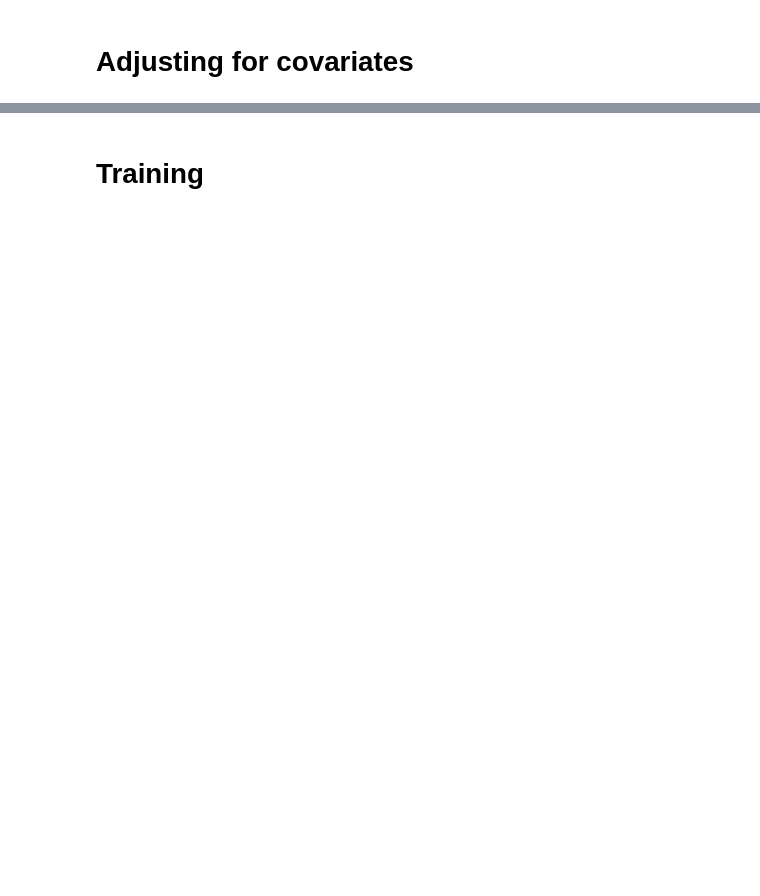
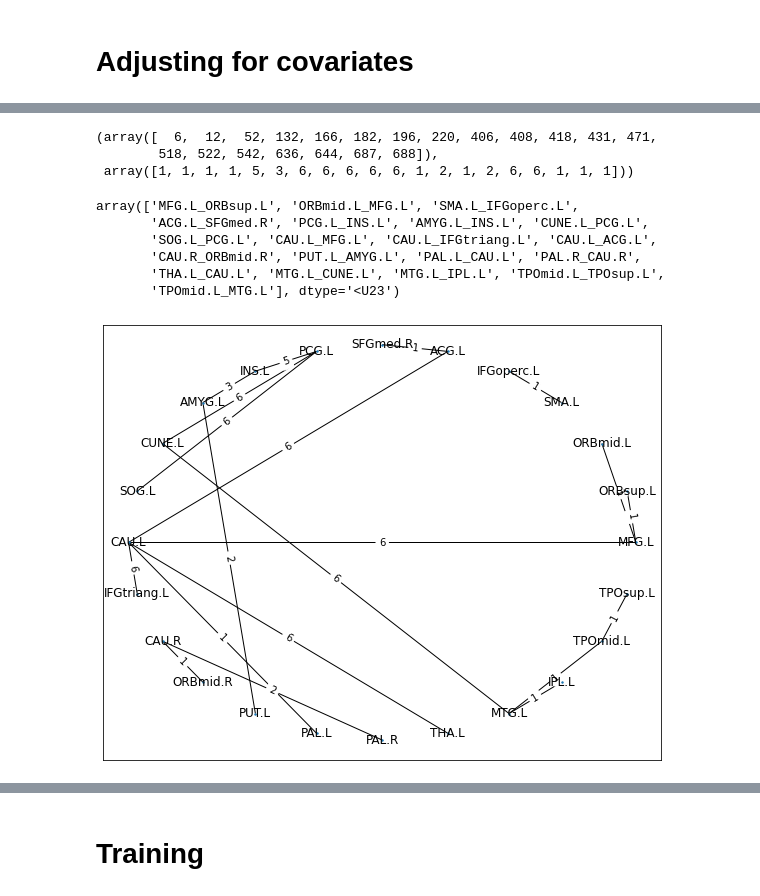
Before and after one commit to lehai-ml/schizophrenia_PRS, a Jupyter notebook: results_schizophrenia.ipynb, the cells around one changed output, grey strips where cells are left out. Cells and saved outputs as stored; diff of their text form; code cells hidden in the pictures; blank space fills up the shorter version.

```diff
--- a/results_schizophrenia.ipynb
+++ b/results_schizophrenia.ipynb
@@ -151,7 +153,7 @@ plt.scatter(european_ancestral_PCA[:,4],european_ancestral_PCA[:,5])
 #adjusting for covariates:
 #for PRS: I adjusted for 10 PC. and for connectivity and structural data: I adjusted for age at scan, at birth, intracranial volume and gender. similar to Harriet's paper and Shi et al., 2012 (although this one has number of fibers regressed out as well).
 
-adjusted_european_PRS_schizophrenia=preprocessing.adjusting_for_covariates_with_lin_reg(y=european_prs_schizophrenia[:,1:],covariates=[european_ancestral_PCA[:,1:6]])#adjust for the first 5 PCs.
+adjusted_european_PRS_schizophrenia=preprocessing.adjusting_for_covariates_with_lin_reg(y=european_prs_schizophrenia[:,1:],covariates=[european_ancestral_PCA[:,1:4]])#adjust for the first 4 PCs.
 adjusted_european_PRS_schizophrenia=adjusted_european_PRS_schizophrenia.astype('float64')
 
 adjusted_european_connectivity_schizophrenia=preprocessing.adjusting_for_covariates_with_lin_reg(y=inputs_european_connectivity_matrices_schizophrenia_removed_zeros,covariates=[european_age_at_scan,european_gestational_age,european_gender])
@@ -160,0 +171,21 @@ adjusted_european_structural_schizophrenia=adjusted_european_structural_schizoph
+# %%
+#UNIVARIATE TESTING. Calculated by first estimating fitting a simple linear model to each regressor, and then calculate the R2. From R2, we calculate the F-score and with that P-value. The False discovery rate method adjust the p-value.
+
+from sklearn.feature_selection import f_regression
+from sklearn.preprocessing import StandardScaler
+from statsmodels.stats.multitest import fdrcorrection
+
+print('#################connectivity######################')
+p_value_dict={}
+for p_threshold in range(adjusted_european_PRS_schizophrenia.shape[1]):
+
+    X=adjusted_european_connectivity_schizophrenia
+    X=StandardScaler().fit_transform(X)
+    y=adjusted_european_PRS_schizophrenia[:,p_threshold]
+    y=StandardScaler().fit_transform(y.reshape(-1,1))
+
+    F_score,p_value=f_regression(X,y)
+    p_value_dict[p_threshold]=p_value
+    survived_idx,adjusted_p_values=fdrcorrection(p_value,alpha=0.05)
+    print('For threshold of %s, %d features were significant, but %d survived the FDR correction' %(schizophrenia_high_scores_european.columns[p_threshold+1],
+    len(p_value[p_value<0.05]),len(np.where(survived_idx)[0])))
@@ -160,0 +204,29 @@ adjusted_european_structural_schizophrenia=adjusted_european_structural_schizoph
+# %%
+significant_features=[]
+for keys,values in p_value_dict.items():
+    significant_features.append(np.where(values<=0.05)[0])
+# %%
+np.unique(np.concatenate(significant_features),return_counts=True)
+# %% [output]
+(array([  6,  12,  52, 132, 166, 182, 196, 220, 406, 408, 418, 431, 471,
+        518, 522, 542, 636, 644, 687, 688]),
+ array([1, 1, 1, 1, 5, 3, 6, 6, 6, 6, 6, 1, 2, 1, 2, 6, 6, 1, 1, 1]))
+# %%
+combinations_without_zeros[np.unique(np.concatenate(significant_features),return_counts=True)[0]]
+# %% [output]
+array(['MFG.L_ORBsup.L', 'ORBmid.L_MFG.L', 'SMA.L_IFGoperc.L',
+       'ACG.L_SFGmed.R', 'PCG.L_INS.L', 'AMYG.L_INS.L', 'CUNE.L_PCG.L',
+       'SOG.L_PCG.L', 'CAU.L_MFG.L', 'CAU.L_IFGtriang.L', 'CAU.L_ACG.L',
+       'CAU.R_ORBmid.R', 'PUT.L_AMYG.L', 'PAL.L_CAU.L', 'PAL.R_CAU.R',
+       'THA.L_CAU.L', 'MTG.L_CUNE.L', 'MTG.L_IPL.L', 'TPOmid.L_TPOsup.L',
+       'TPOmid.L_MTG.L'], dtype='<U23')
+# %%
+plt.figure(figsize=(10,8))
+common_significant_features=preprocessing.create_a_graph(nx.MultiGraph(),edge_list=[str.split(i,'_') for i in combinations_without_zeros[np.unique(np.concatenate(significant_features),return_counts=True)[0]]],weight_list=np.unique(np.concatenate(significant_features),return_counts=True)[1])
+pos=nx.circular_layout(common_significant_features)
+nx.draw_networkx(common_significant_features,pos,node_size=2)
+labels=nx.get_edge_attributes(common_significant_features,'weight')
+nx.draw_networkx_edge_labels(common_significant_features,pos,edge_labels=labels)
+plt.show()
+# %% [output]
+[figure, added]
```
Also changed, not shown: parts of 52 cells of this notebook.
